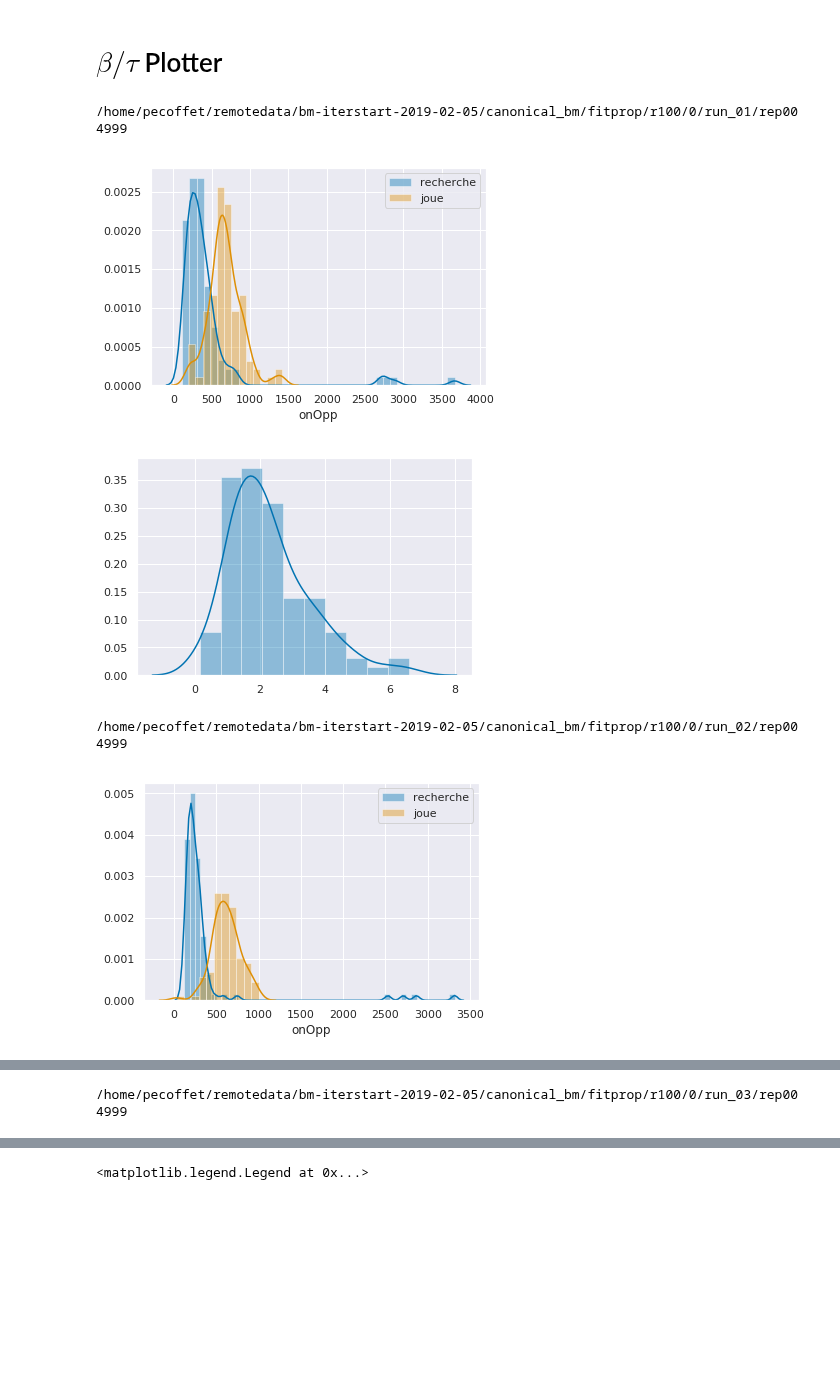
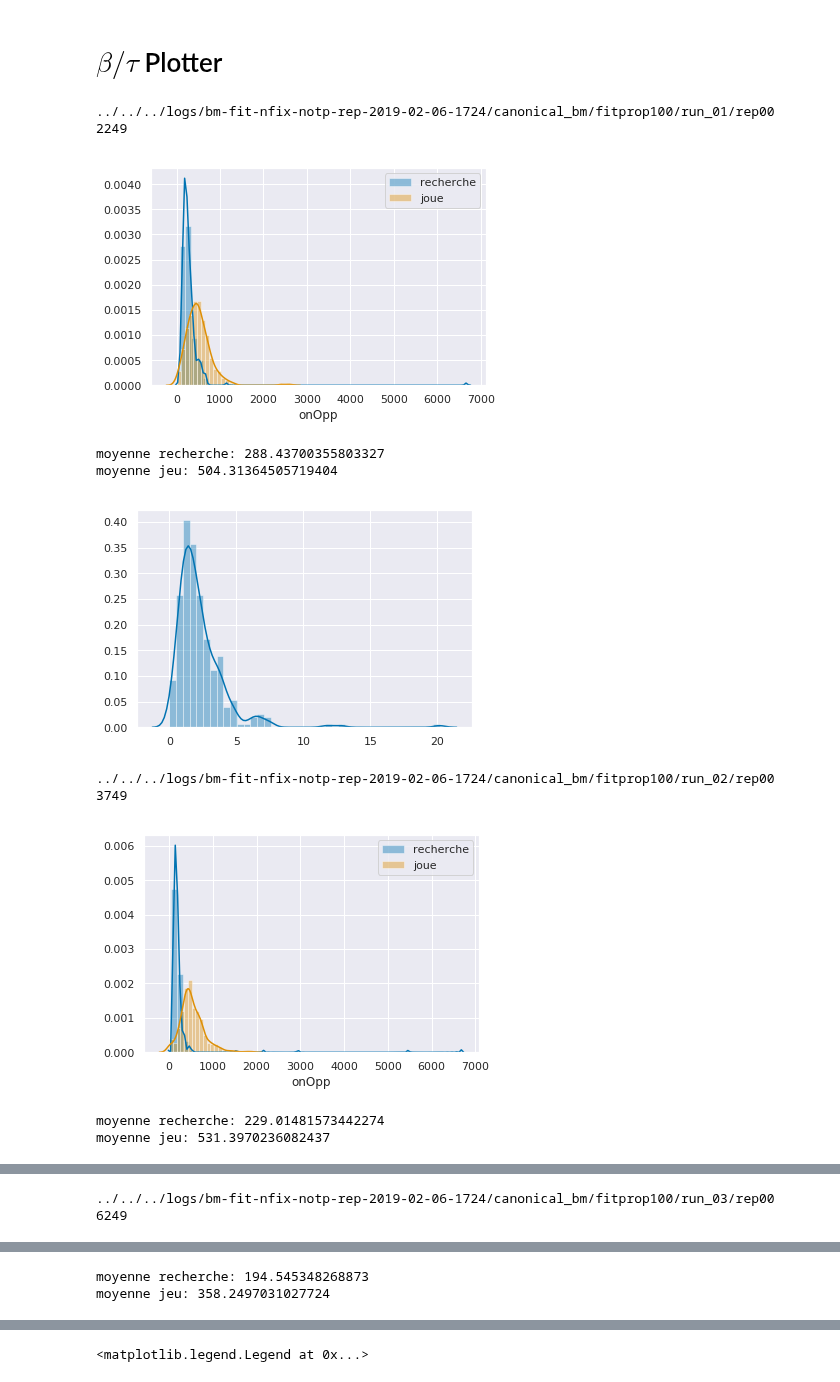
Before and after one commit to PaulEcoffet/roborobo3, a Jupyter notebook: roborobo3/notebooks/betatau_plotter.ipynb, the cells around one changed output, grey strips where cells are left out. Drawn from its saved outputs; the diff is of its cells as text; code cells hidden in the pictures; blank space fills up the shorter version.

```diff
--- a/roborobo3/notebooks/betatau_plotter.ipynb
+++ b/roborobo3/notebooks/betatau_plotter.ipynb
@@ -78,7 +78,7 @@ def todf(x):
 def ifnanthenone(x):
     return 1 if np.isnan(x) else x
 # %%
-conds = sorted(list(glob("/home/pecoffet/remotedata/bm-iterstart-2019-02-05/canonical_bm/fitprop/r100/0/**/rep00", recursive=True)))
+conds = sorted(list(glob("../../../logs/bm-fit-nfix-notp-rep-2019-02-06-1724/canonical_bm/fitprop100"+"/**/rep00", recursive=True)))
 autogen = True
 gen = 0
 
@@ -130,6 +130,8 @@ for cond in conds:
     plt.show(fig)
     plt.close(fig)
 
+    print('moyenne recherche:', np.mean(waitmean))
+    print('moyenne jeu:', np.mean(staymean))
 
     fig = plt.figure()
     sns.distplot(staymean / waitmean)
@@ -151,37 +153,41 @@ for cond in conds:
         fig = plt.figure()
         sns.distplot(wait)
         plt.show(fig)
         plt.close(fig)
         fig = plt.figure()
         sns.distplot(stay)
         plt.show(fig)
         plt.close(fig)
         fig = plt.figure()
         sns.lineplot(x='iter', y='beta', data=res.query('iter % 100 == 0'))
         plt.ylim(0, 0.3)
         plt.show(fig)
         plt.close(fig)
 
         fig = plt.figure()
         sns.lineplot(x='iter', y='wait', data=res.query('iter % 100 == 0'), label="looking")
         sns.lineplot(x='iter', y='wait', data=res2.query('iter % 100 == 0'), label="staying")
         plt.show(fig)
         plt.close(fig)
 
     betatau = pd.DataFrame()
     betatau['playing'] = res2.groupby('iter')['wait'].agg(np.nanmean)
     betatau['searching'] = res.groupby('iter')['wait'].agg(np.nanmean)
     betatau['bt'] = betatau['playing'] / betatau['searching']
     betataus.append(pd.DataFrame(betatau))
 
 
 dfbetataus = pd.concat(betataus)
 sns.lineplot(data=dfbetataus[::100])
 # %% [output]
-/home/pecoffet/remotedata/bm-iterstart-2019-02-05/canonical_bm/fitprop/r100/0/run_01/rep00
-4999
+../../../logs/bm-fit-nfix-notp-rep-2019-02-06-1724/canonical_bm/fitprop100/run_01/rep00
+2249
-[figure, old version]
+[figure, new version]
+moyenne recherche: 288.43700355803327
+moyenne jeu: 504.31364505719404
-[figure, old version]
+[figure, new version]
-/home/pecoffet/remotedata/bm-iterstart-2019-02-05/canonical_bm/fitprop/r100/0/run_02/rep00
-4999
+../../../logs/bm-fit-nfix-notp-rep-2019-02-06-1724/canonical_bm/fitprop100/run_02/rep00
+3749
-[figure, old version]
+[figure, new version]
+moyenne recherche: 229.01481573442274
+moyenne jeu: 531.3970236082437
@@ -189,2 +195,2 @@ sns.lineplot(data=dfbetataus[::100])
-/home/pecoffet/remotedata/bm-iterstart-2019-02-05/canonical_bm/fitprop/r100/0/run_03/rep00
-4999
+../../../logs/bm-fit-nfix-notp-rep-2019-02-06-1724/canonical_bm/fitprop100/run_03/rep00
+6249
@@ -191,0 +198,2 @@ sns.lineplot(data=dfbetataus[::100])
+moyenne recherche: 194.545348268873
+moyenne jeu: 358.2497031027724
```
Also changed, not shown: parts of 1 cell of this notebook, 22 other files.
